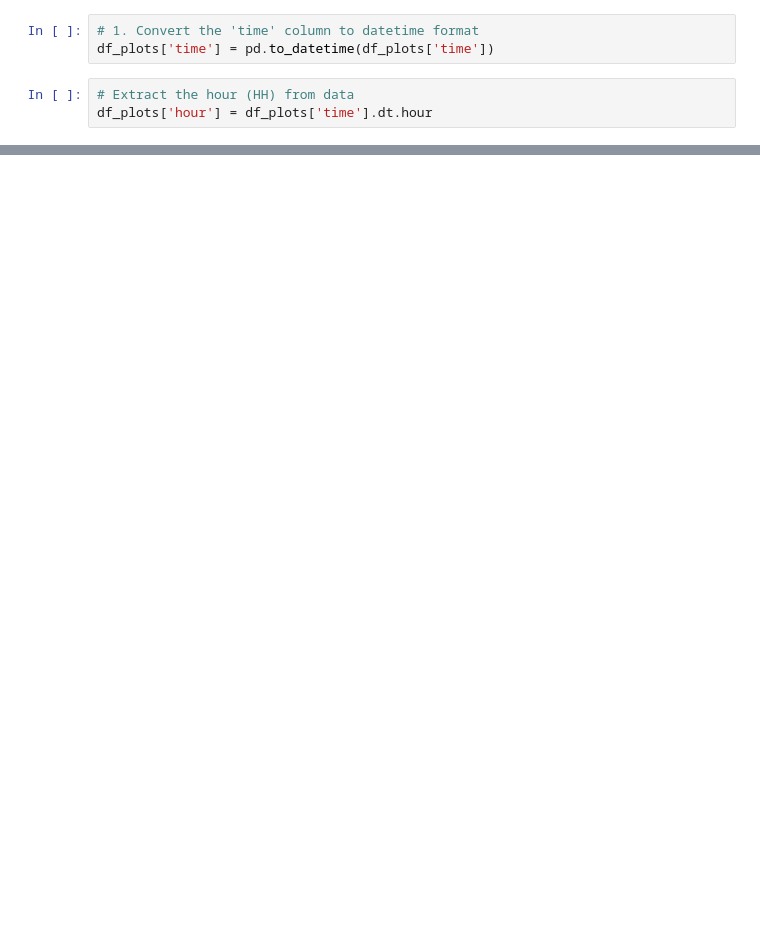
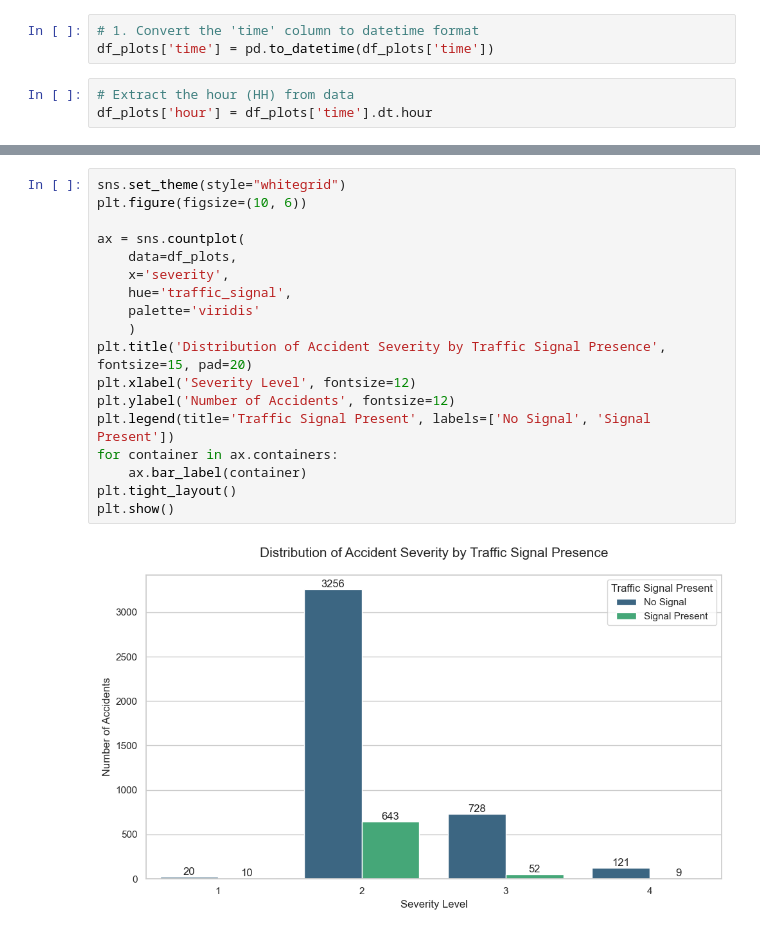
Before and after one commit to StavSteven/us_car_accidents, a Jupyter notebook: jupyter_notebooks/2_plotting_us_accidents.ipynb, the cells around one changed output, grey strips where cells are left out. Cells and saved outputs as stored; diff of their text form; blank space fills up the shorter version.

Commit message:
plot accidents by severity

```diff
--- a/jupyter_notebooks/2_plotting_us_accidents.ipynb
+++ b/jupyter_notebooks/2_plotting_us_accidents.ipynb
@@ -41,3 +43,23 @@ plt.grid(axis='y', linestyle='--', alpha=0.7)
 plt.show()
 # %% [output]
 [figure]
+# %%
+sns.set_theme(style="whitegrid")
+plt.figure(figsize=(10, 6))
+
+ax = sns.countplot(
+    data=df_plots,
+    x='severity',
+    hue='traffic_signal',
+    palette='viridis'
+    )
+plt.title('Distribution of Accident Severity by Traffic Signal Presence', fontsize=15, pad=20)
+plt.xlabel('Severity Level', fontsize=12)
+plt.ylabel('Number of Accidents', fontsize=12)
+plt.legend(title='Traffic Signal Present', labels=['No Signal', 'Signal Present'])
+for container in ax.containers:
+    ax.bar_label(container)
+plt.tight_layout()
+plt.show()
+# %% [output]
+[figure, added]
```
Also changed, not shown: parts of 3 cells of this notebook, 1 other file.
